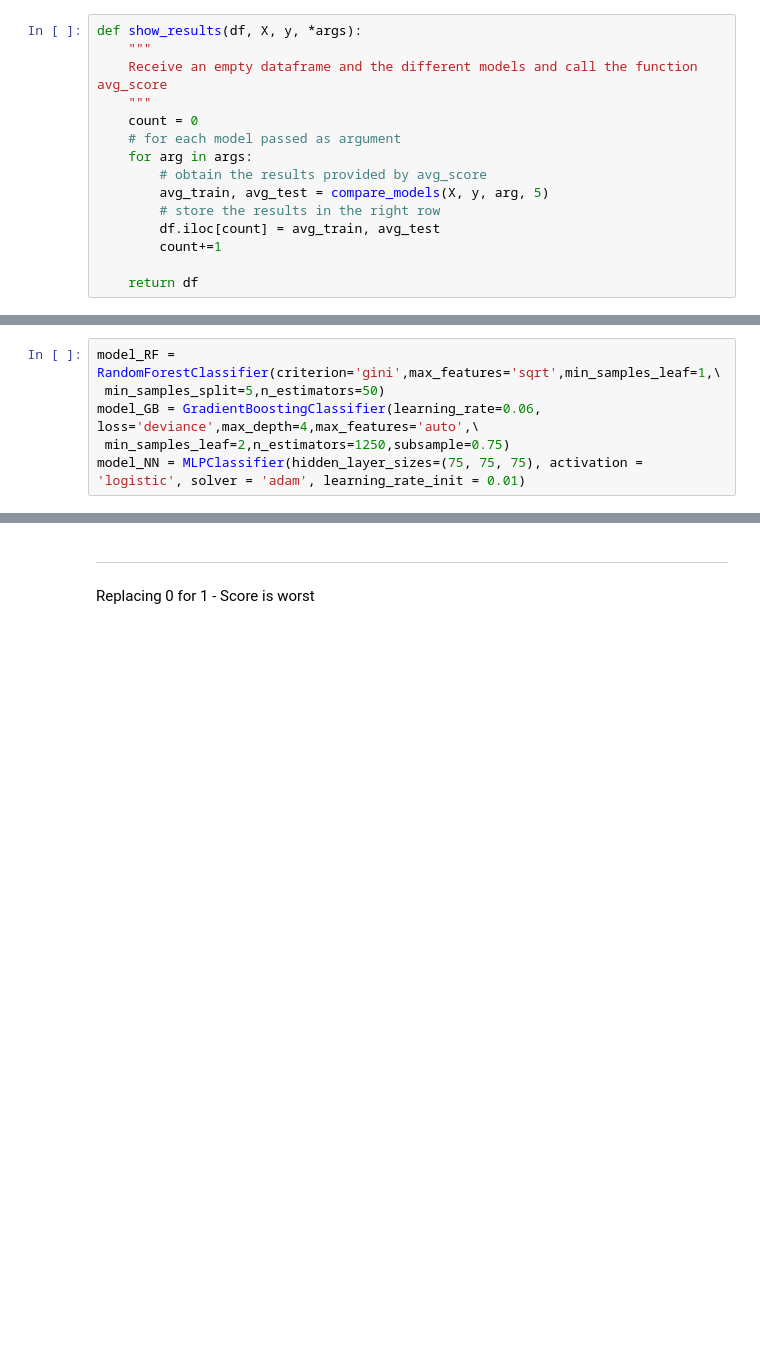
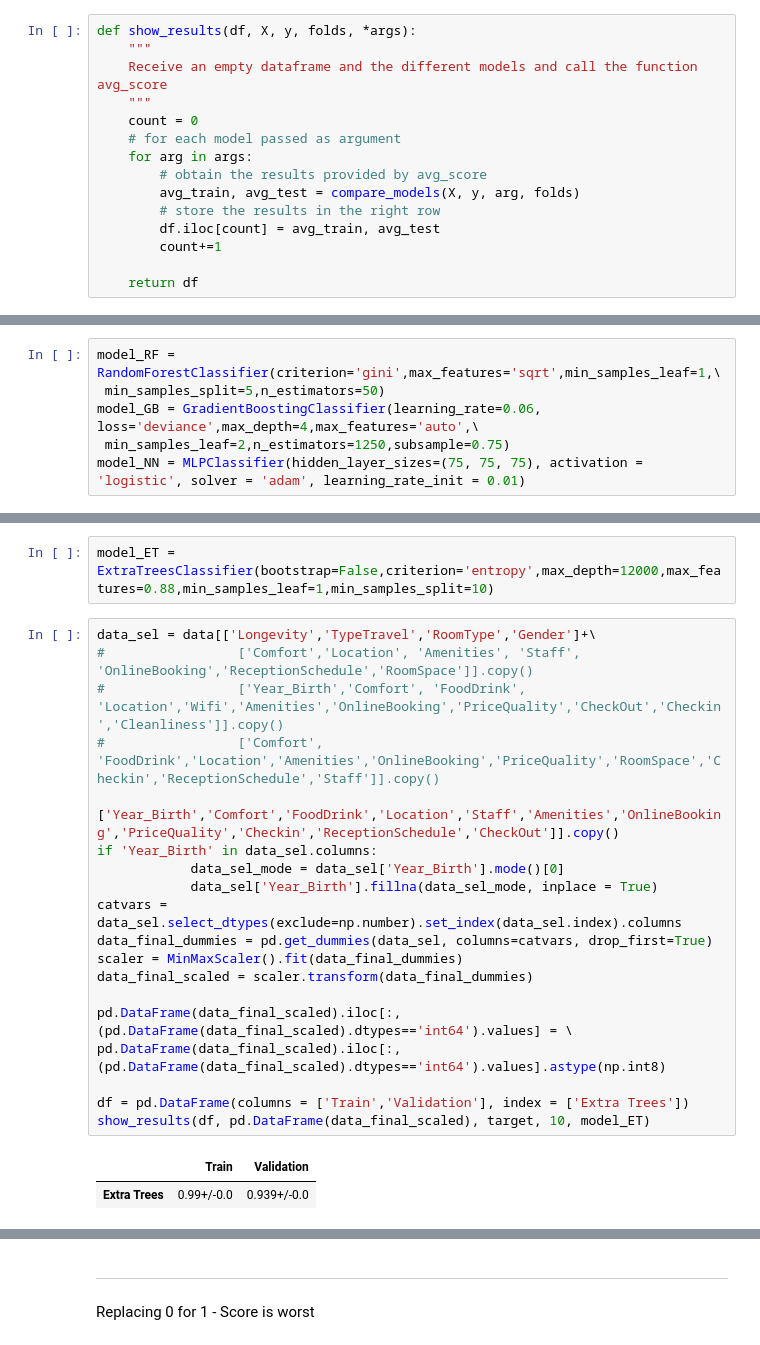
Before and after one commit to manelcbf/DSaML_Projects, a Jupyter notebook: Supervised_Learning/Supervised_Notebook_MF.ipynb, the cells around one changed output, grey strips where cells are left out. Drawn from its saved outputs; the diff is of its cells as text; blank space fills up the shorter version.

```diff
--- a/Supervised_Learning/Supervised_Notebook_MF.ipynb
+++ b/Supervised_Learning/Supervised_Notebook_MF.ipynb
@@ -873,7 +880,7 @@ def compare_models(X, y, model, splits):
 
     return str(avg_train) + '+/-' + str(std_train),str(avg_val) + '+/-' + str(std_val)
 # %%
-def show_results(df, X, y, *args):
+def show_results(df, X, y, folds, *args):
     """
     Receive an empty dataframe and the different models and call the function avg_score
     """
@@ -881,7 +888,7 @@ def show_results(df, X, y, *args):
     # for each model passed as argument
     for arg in args:
         # obtain the results provided by avg_score
-        avg_train, avg_test = compare_models(X, y, arg, 5)
+        avg_train, avg_test = compare_models(X, y, arg, folds)
         # store the results in the right row
         df.iloc[count] = avg_train, avg_test
         count+=1
@@ -1633,0 +1695,24 @@ show_results(df, pd.DataFrame(data_final_scaled), target, model_RF,model_GB,mode
+# %%
+model_ET = ExtraTreesClassifier(bootstrap=False,criterion='entropy',max_depth=12000,max_features=0.88,min_samples_leaf=1,min_samples_split=10)
+# %%
+data_sel = data[['Longevity','TypeTravel','RoomType','Gender']+\
+#                 ['Comfort','Location', 'Amenities', 'Staff', 'OnlineBooking','ReceptionSchedule','RoomSpace']].copy()
+#                 ['Year_Birth','Comfort', 'FoodDrink', 'Location','Wifi','Amenities','OnlineBooking','PriceQuality','CheckOut','Checkin','Cleanliness']].copy()
+#                 ['Comfort', 'FoodDrink','Location','Amenities','OnlineBooking','PriceQuality','RoomSpace','Checkin','ReceptionSchedule','Staff']].copy()
+                ['Year_Birth','Comfort','FoodDrink','Location','Staff','Amenities','OnlineBooking','PriceQuality','Checkin','ReceptionSchedule','CheckOut']].copy()
+if 'Year_Birth' in data_sel.columns:
+            data_sel_mode = data_sel['Year_Birth'].mode()[0]
+            data_sel['Year_Birth'].fillna(data_sel_mode, inplace = True)
+catvars = data_sel.select_dtypes(exclude=np.number).set_index(data_sel.index).columns
+data_final_dummies = pd.get_dummies(data_sel, columns=catvars, drop_first=True)
+scaler = MinMaxScaler().fit(data_final_dummies)
+data_final_scaled = scaler.transform(data_final_dummies)
+
+pd.DataFrame(data_final_scaled).iloc[:,(pd.DataFrame(data_final_scaled).dtypes=='int64').values] = \
+pd.DataFrame(data_final_scaled).iloc[:,(pd.DataFrame(data_final_scaled).dtypes=='int64').values].astype(np.int8)
+
+df = pd.DataFrame(columns = ['Train','Validation'], index = ['Extra Trees'])
+show_results(df, pd.DataFrame(data_final_scaled), target, 10, model_ET)
+# %% [output]
+|  | Train | Validation |
+| Extra Trees | 0.99+/-0.0 | 0.939+/-0.0 |
```
Also changed, not shown: parts of 31 cells of this notebook, 4 other files.
